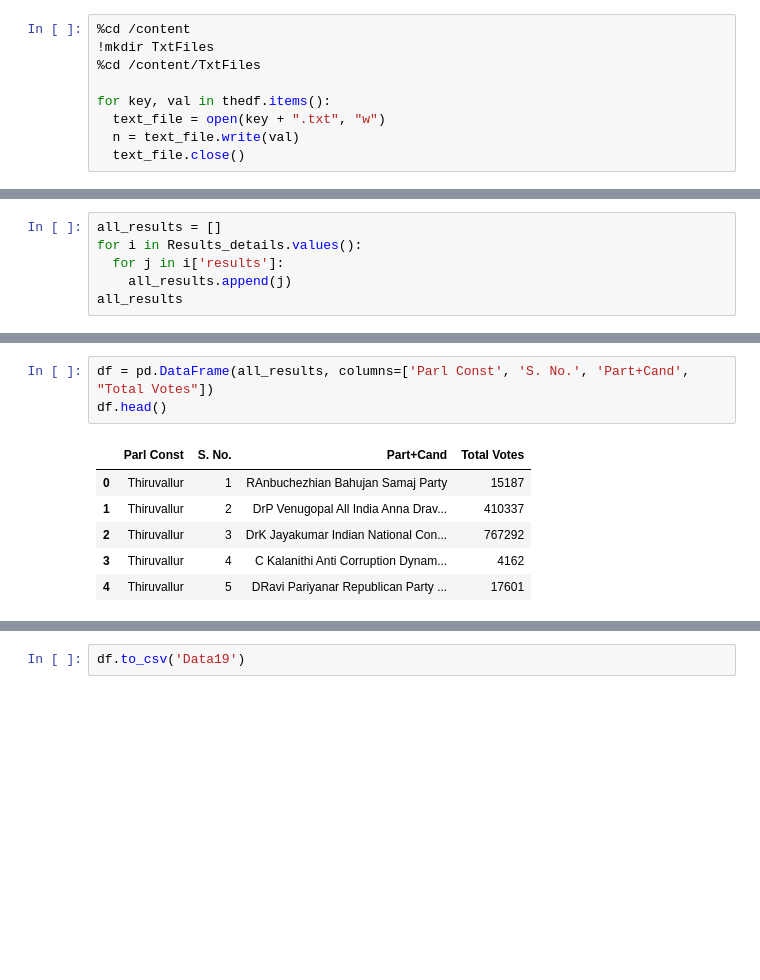
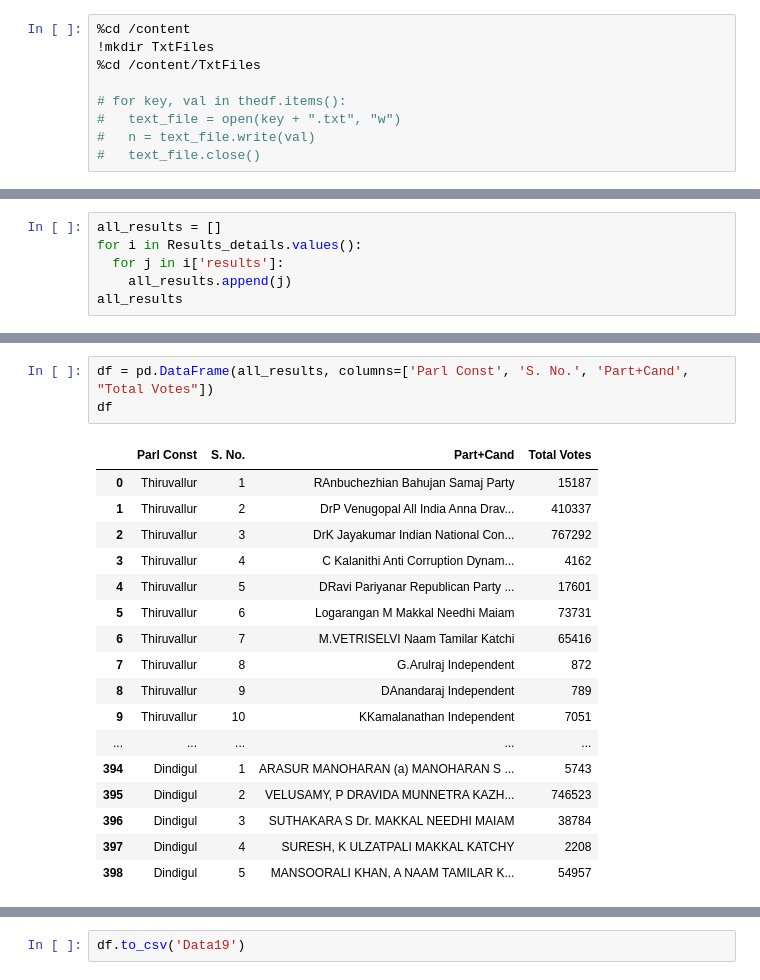
Before and after one commit to Mikail1010/TN_Election_Analysis, a Jupyter notebook: Extracting data/Extracting_data_from_pdf_images_2019.ipynb, the cells around one changed output, grey strips where cells are left out. Drawn from its saved outputs; the diff is of its cells as text; blank space fills up the shorter version.

```diff
--- a/Extracting data/Extracting_data_from_pdf_images_2019.ipynb
+++ b/Extracting data/Extracting_data_from_pdf_images_2019.ipynb
@@ -173,7 +173,7 @@ Manualy open the text files and make corrections
 !mkdir TxtFiles
 %cd /content/TxtFiles
 
-for key, val in thedf.items():
-  text_file = open(key + ".txt", "w")
-  n = text_file.write(val)
-  text_file.close()
+# for key, val in thedf.items():
+#   text_file = open(key + ".txt", "w")
+#   n = text_file.write(val)
+#   text_file.close()
@@ -263,12 +286,23 @@ Parties = ['Peoples Party of India (SECULAR)', 'NOTA', 'Anaithu Makkal Katchi',
 # %%
 df = pd.DataFrame(all_results, columns=['Parl Const', 'S. No.', 'Part+Cand', "Total Votes"])
-df.head()
+df
 # %% [output]
 |  | Parl Const | S. No. | Part+Cand | Total Votes |
 | 0 | Thiruvallur | 1 | RAnbuchezhian Bahujan Samaj Party | 15187 |
 | 1 | Thiruvallur | 2 | DrP Venugopal All India Anna Drav... | 410337 |
 | 2 | Thiruvallur | 3 | DrK Jayakumar Indian National Con... | 767292 |
 | 3 | Thiruvallur | 4 | C Kalanithi Anti Corruption Dynam... | 4162 |
 | 4 | Thiruvallur | 5 | DRavi Pariyanar Republican Party ... | 17601 |
+| 5 | Thiruvallur | 6 | Logarangan M Makkal Needhi Maiam | 73731 |
+| 6 | Thiruvallur | 7 | M.VETRISELVI Naam Tamilar Katchi | 65416 |
+| 7 | Thiruvallur | 8 | G.Arulraj Independent | 872 |
+| 8 | Thiruvallur | 9 | DAnandaraj Independent | 789 |
+| 9 | Thiruvallur | 10 | KKamalanathan Independent | 7051 |
+| ... | ... | ... | ... | ... |
+| 394 | Dindigul | 1 | ARASUR MANOHARAN (a) MANOHARAN S ... | 5743 |
+| 395 | Dindigul | 2 | VELUSAMY, P DRAVIDA MUNNETRA KAZH... | 746523 |
+| 396 | Dindigul | 3 | SUTHAKARA S Dr. MAKKAL NEEDHI MAIAM | 38784 |
+| 397 | Dindigul | 4 | SURESH, K ULZATPALI MAKKAL KATCHY | 2208 |
+| 398 | Dindigul | 5 | MANSOORALI KHAN, A NAAM TAMILAR K... | 54957 |
 # %%
 def ExtractPartyandCand(val):
```
Also changed, not shown: parts of 8 cells of this notebook.
